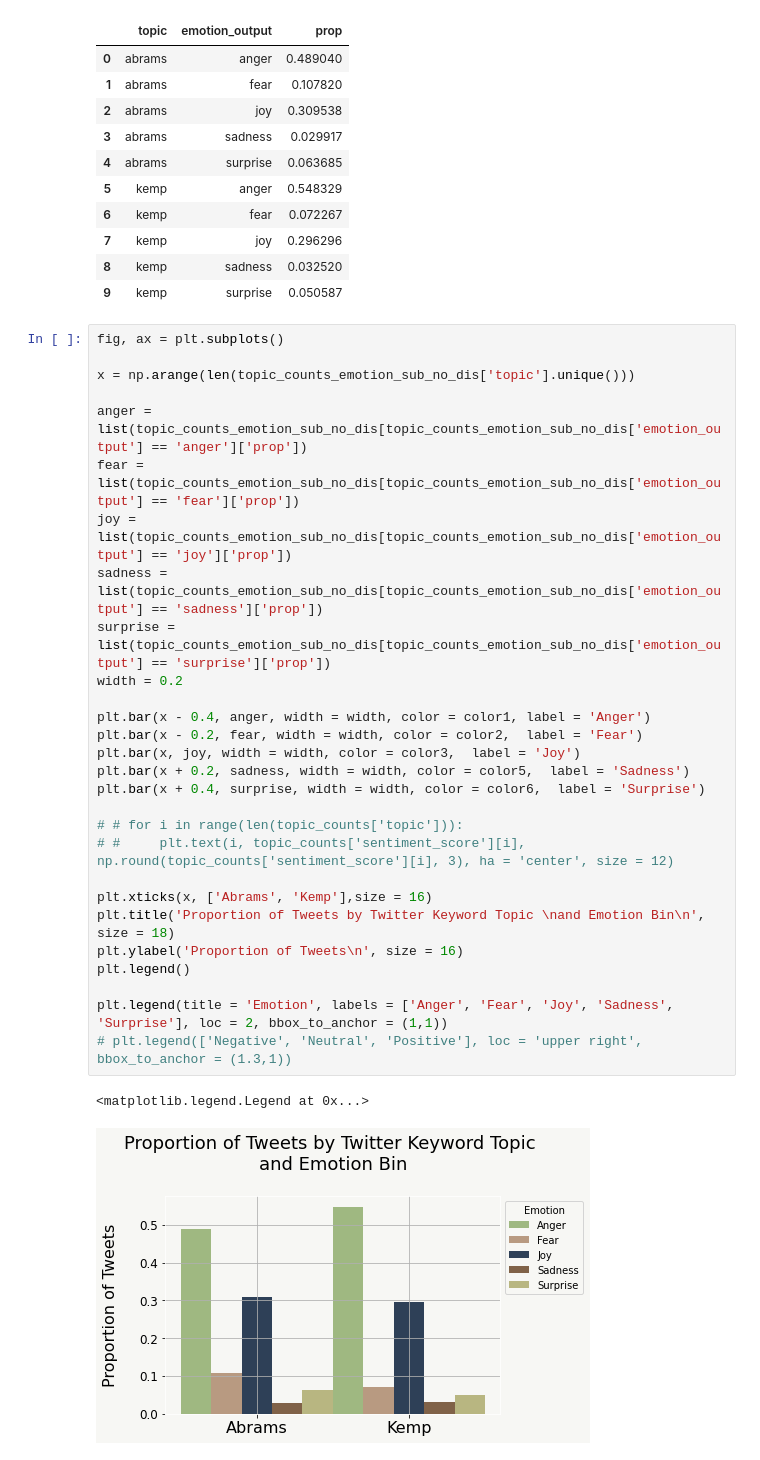
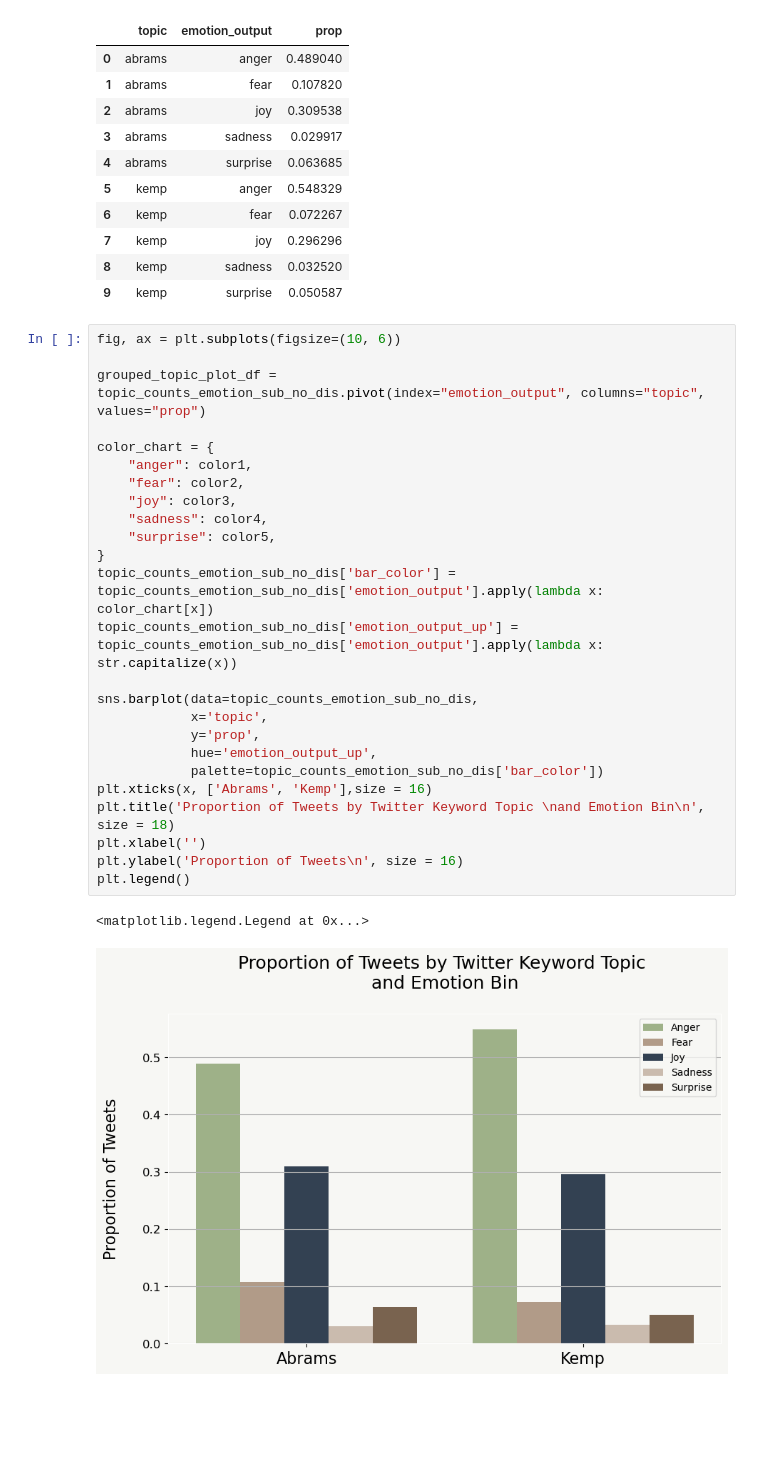
Before and after one commit to monroefarris/anly580_final_project, a Jupyter notebook: Analysis_Code/sentiment_analysis.ipynb, the cells around one changed output. Drawn from its saved outputs; the diff is of its cells as text; blank space fills up the shorter version.

Commit message:
Update sentiment analysis notebook

```diff
--- a/Analysis_Code/sentiment_analysis.ipynb
+++ b/Analysis_Code/sentiment_analysis.ipynb
@@ -256,34 +256,31 @@ topic_counts_emotion_sub_no_dis
 | 7 | kemp | joy | 0.296296 |
 | 8 | kemp | sadness | 0.032520 |
 | 9 | kemp | surprise | 0.050587 |
-# %%
-fig, ax = plt.subplots()
-
-x = np.arange(len(topic_counts_emotion_sub_no_dis['topic'].unique()))
-
-anger = list(topic_counts_emotion_sub_no_dis[topic_counts_emotion_sub_no_dis['emotion_output'] == 'anger']['prop'])
-fear = list(topic_counts_emotion_sub_no_dis[topic_counts_emotion_sub_no_dis['emotion_output'] == 'fear']['prop'])
-joy = list(topic_counts_emotion_sub_no_dis[topic_counts_emotion_sub_no_dis['emotion_output'] == 'joy']['prop'])
-sadness = list(topic_counts_emotion_sub_no_dis[topic_counts_emotion_sub_no_dis['emotion_output'] == 'sadness']['prop'])
-surprise = list(topic_counts_emotion_sub_no_dis[topic_counts_emotion_sub_no_dis['emotion_output'] == 'surprise']['prop'])
-width = 0.2
-
-plt.bar(x - 0.4, anger, width = width, color = color1, label = 'Anger')
-plt.bar(x - 0.2, fear, width = width, color = color2,  label = 'Fear')
-plt.bar(x, joy, width = width, color = color3,  label = 'Joy')
-plt.bar(x + 0.2, sadness, width = width, color = color5,  label = 'Sadness')
-plt.bar(x + 0.4, surprise, width = width, color = color6,  label = 'Surprise')
-
-# # for i in range(len(topic_counts['topic'])):
-# #     plt.text(i, topic_counts['sentiment_score'][i], np.round(topic_counts['sentiment_score'][i], 3), ha = 'center', size = 12)
-
-plt.xticks(x, ['Abrams', 'Kemp'],size = 16)
-plt.title('Proportion of Tweets by Twitter Keyword Topic \nand Emotion Bin\n', size = 18)
-plt.ylabel('Proportion of Tweets\n', size = 16)
-plt.legend()
-
-plt.legend(title = 'Emotion', labels = ['Anger', 'Fear', 'Joy', 'Sadness', 'Surprise'], loc = 2, bbox_to_anchor = (1,1))
-# plt.legend(['Negative', 'Neutral', 'Positive'], loc = 'upper right', bbox_to_anchor = (1.3,1))
-# %% [output]
-<matplotlib.legend.Legend at 0x...>
-[figure, removed]
+# %%
+fig, ax = plt.subplots(figsize=(10, 6))
+
+grouped_topic_plot_df = topic_counts_emotion_sub_no_dis.pivot(index="emotion_output", columns="topic", values="prop")
+
+color_chart = {
+    "anger": color1,
+    "fear": color2,
+    "joy": color3,
+    "sadness": color4,
+    "surprise": color5,
+}
+topic_counts_emotion_sub_no_dis['bar_color'] = topic_counts_emotion_sub_no_dis['emotion_output'].apply(lambda x: color_chart[x])
+topic_counts_emotion_sub_no_dis['emotion_output_up'] = topic_counts_emotion_sub_no_dis['emotion_output'].apply(lambda x: str.capitalize(x))
+
+sns.barplot(data=topic_counts_emotion_sub_no_dis,
+            x='topic',
+            y='prop',
+            hue='emotion_output_up',
+            palette=topic_counts_emotion_sub_no_dis['bar_color'])
+plt.xticks(x, ['Abrams', 'Kemp'],size = 16)
+plt.title('Proportion of Tweets by Twitter Keyword Topic \nand Emotion Bin\n', size = 18)
+plt.xlabel('')
+plt.ylabel('Proportion of Tweets\n', size = 16)
+plt.legend()
+# %% [output]
+<matplotlib.legend.Legend at 0x...>
+[figure, added]
```
Also changed, not shown: parts of 3 cells of this notebook.
